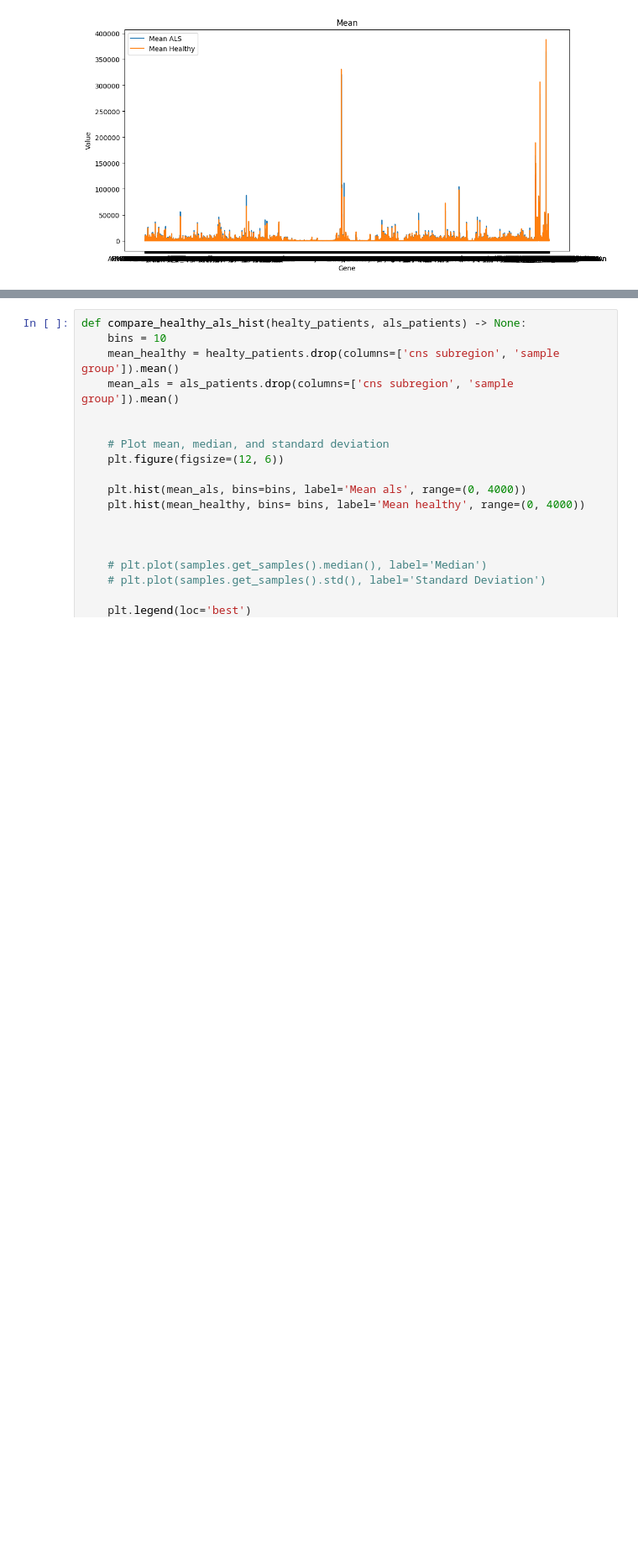
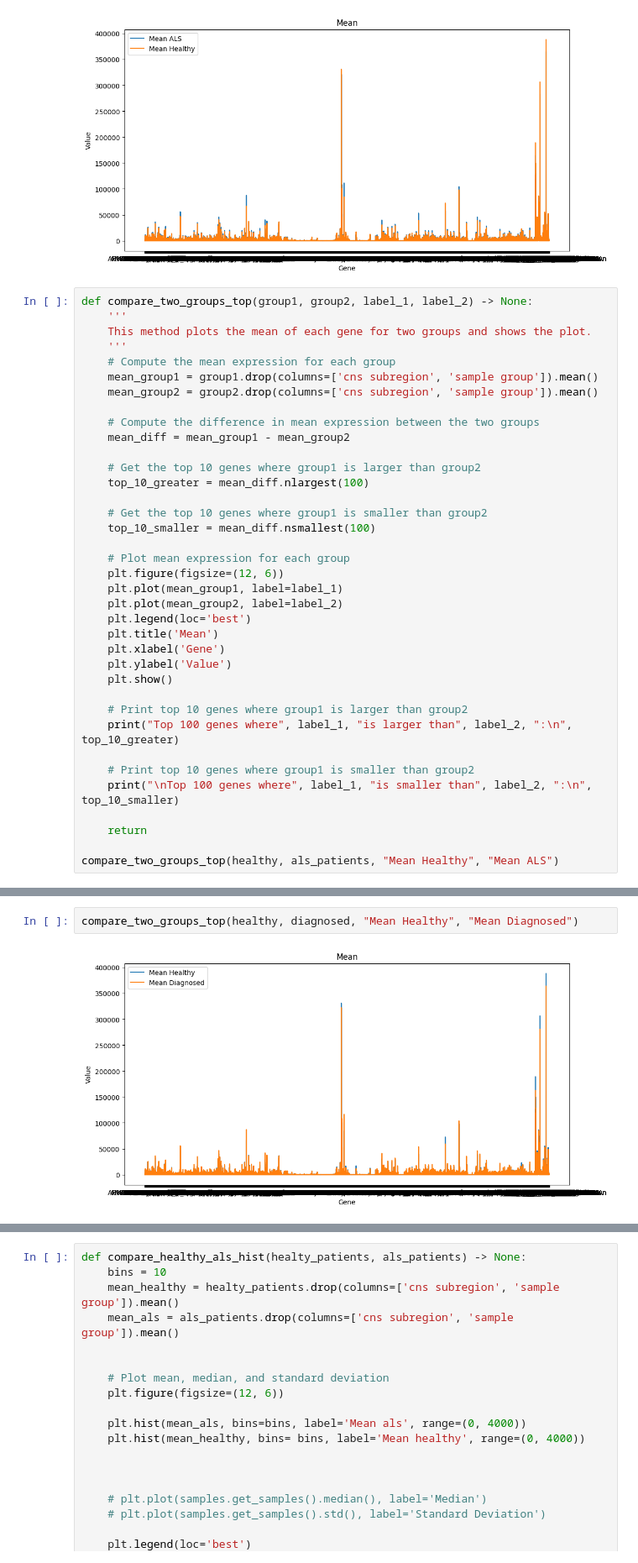
Before and after one commit to demic-dev/als-biomarker-identification-project, a Jupyter notebook: Report.ipynb, the cells around one changed output, grey strips where cells are left out. Shown at 84% size. Drawn from its saved outputs; the diff is of its cells as text; blank space fills up the shorter version.

```diff
--- a/Report.ipynb
+++ b/Report.ipynb
@@ -466,3 +452,40 @@ compare_two_groups(healthy, als_patients, "Mean Healthy", "Mean ALS")
 compare_two_groups(als_patients, healthy, "Mean ALS", "Mean Healthy")
 # %% [output]
 [figure]
+# %%
+def compare_two_groups_top(group1, group2, label_1, label_2) -> None:
+    '''
+    This method plots the mean of each gene for two groups and shows the plot.
+    '''
+    # Compute the mean expression for each group
+    mean_group1 = group1.drop(columns=['cns subregion', 'sample group']).mean()
+    mean_group2 = group2.drop(columns=['cns subregion', 'sample group']).mean()
+
+    # Compute the difference in mean expression between the two groups
+    mean_diff = mean_group1 - mean_group2
+
+    # Get the top 10 genes where group1 is larger than group2
+    top_10_greater = mean_diff.nlargest(100)
+
+    # Get the top 10 genes where group1 is smaller than group2
+    top_10_smaller = mean_diff.nsmallest(100)
+
+    # Plot mean expression for each group
+    plt.figure(figsize=(12, 6))
+    plt.plot(mean_group1, label=label_1)
+    plt.plot(mean_group2, label=label_2)
+    plt.legend(loc='best')
+    plt.title('Mean')
+    plt.xlabel('Gene')
+    plt.ylabel('Value')
+    plt.show()
+
+    # Print top 10 genes where group1 is larger than group2
+    print("Top 100 genes where", label_1, "is larger than", label_2, ":\n", top_10_greater)
+
+    # Print top 10 genes where group1 is smaller than group2
+    print("\nTop 100 genes where", label_1, "is smaller than", label_2, ":\n", top_10_smaller)
+
+    return
+
+compare_two_groups_top(healthy, als_patients, "Mean Healthy", "Mean ALS")
@@ -472,0 +519,4 @@ compare_two_groups(diagnosed, healthy, "Mean Diagnosed","Mean Healthy")
+# %%
+compare_two_groups_top(healthy, diagnosed, "Mean Healthy", "Mean Diagnosed")
+# %% [output]
+[figure, added]
```
Also changed, not shown: parts of 54 cells of this notebook, 4 other files.
